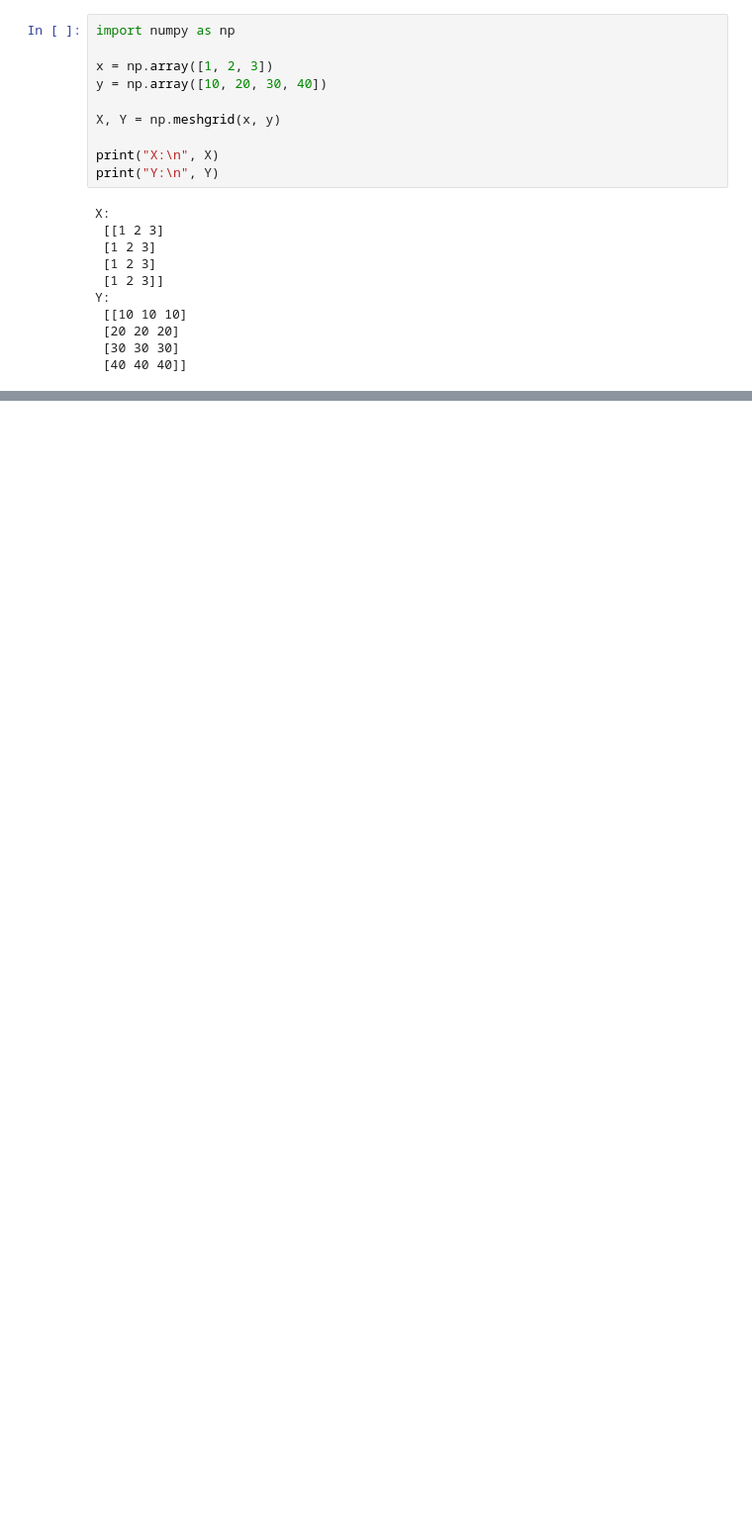
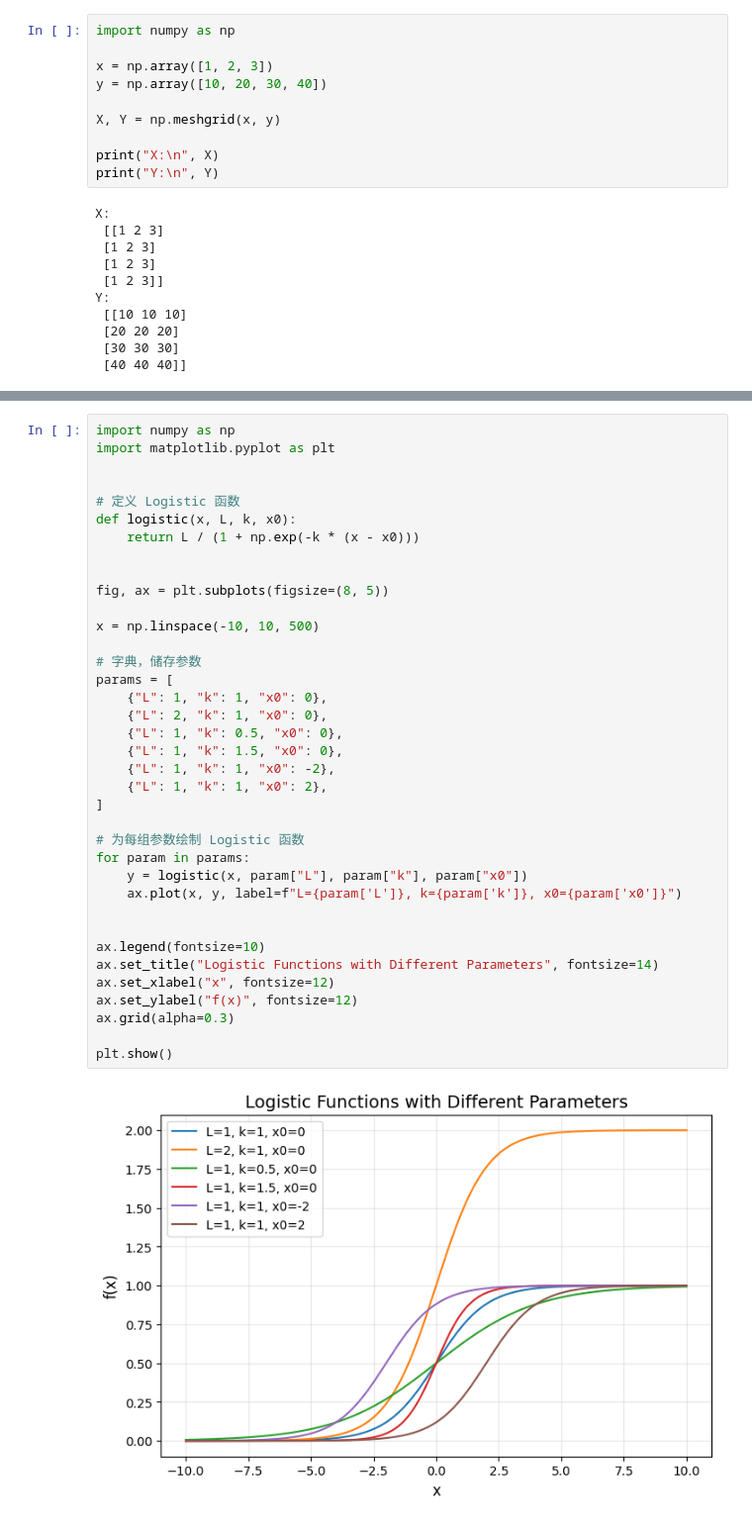
Before and after one commit to west2-online-reserve/collection-ai, a Jupyter notebook: task2/832403326_task2/jupterfile/matplotlib.ipynb, the cells around one changed output, grey strips where cells are left out. Shown at 99% size. Saved outputs shown, nothing was run; the diff lists cells and outputs as text; blank space fills up the shorter version.

```diff
--- a/task2/832403326_task2/jupterfile/matplotlib.ipynb
+++ b/task2/832403326_task2/jupterfile/matplotlib.ipynb
@@ -455,0 +485,39 @@ plt.show()
+# %%
+import numpy as np
+import matplotlib.pyplot as plt
+
+
+# 定义 Logistic 函数
+def logistic(x, L, k, x0):
+    return L / (1 + np.exp(-k * (x - x0)))
+
+
+fig, ax = plt.subplots(figsize=(8, 5))
+
+x = np.linspace(-10, 10, 500)
+
+# 字典，储存参数
+params = [
+    {"L": 1, "k": 1, "x0": 0},
+    {"L": 2, "k": 1, "x0": 0},
+    {"L": 1, "k": 0.5, "x0": 0},
+    {"L": 1, "k": 1.5, "x0": 0},
+    {"L": 1, "k": 1, "x0": -2},
+    {"L": 1, "k": 1, "x0": 2},
+]
+
+# 为每组参数绘制 Logistic 函数
+for param in params:
+    y = logistic(x, param["L"], param["k"], param["x0"])
+    ax.plot(x, y, label=f"L={param['L']}, k={param['k']}, x0={param['x0']}")
+
+
+ax.legend(fontsize=10)
+ax.set_title("Logistic Functions with Different Parameters", fontsize=14)
+ax.set_xlabel("x", fontsize=12)
+ax.set_ylabel("f(x)", fontsize=12)
+ax.grid(alpha=0.3)
+
+plt.show()
+# %% [output]
+[figure, added]
```
Also changed, not shown: parts of 6 cells of this notebook, 18 other files.
